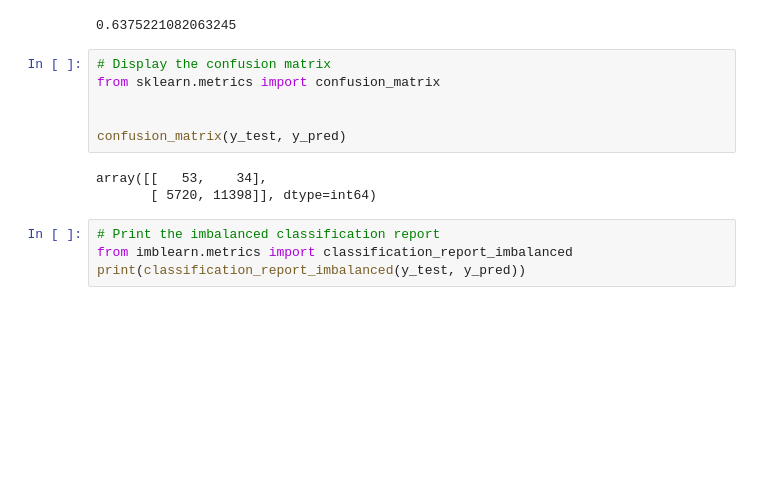
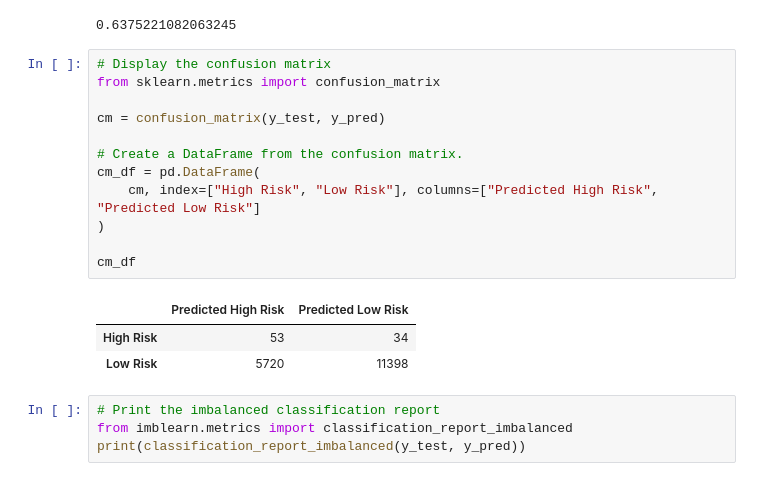
Before and after one commit to lidajav/Credit_Risk_Analysis, a Jupyter notebook: credit_risk_resampling.ipynb, the cells around one changed output. Saved outputs shown, nothing was run; the diff lists cells and outputs as text; blank space fills up the shorter version.

Commit message:
making confusion matrix

```diff
--- a/credit_risk_resampling.ipynb
+++ b/credit_risk_resampling.ipynb
@@ -172,12 +161,19 @@ balanced_accuracy_score(y_test, y_pred)
 # %%
 # Display the confusion matrix
 from sklearn.metrics import confusion_matrix
 
+cm = confusion_matrix(y_test, y_pred)
 
-confusion_matrix(y_test, y_pred)
+# Create a DataFrame from the confusion matrix.
+cm_df = pd.DataFrame(
+    cm, index=["High Risk", "Low Risk"], columns=["Predicted High Risk", "Predicted Low Risk"]
+)
+
+cm_df
 # %% [output]
-array([[   53,    34],
-       [ 5720, 11398]], dtype=int64)
+|  | Predicted High Risk | Predicted Low Risk |
+| High Risk | 53 | 34 |
+| Low Risk | 5720 | 11398 |
 # %%
 # Print the imbalanced classification report
 from imblearn.metrics import classification_report_imbalanced
```
Also changed, not shown: parts of 7 cells of this notebook.
